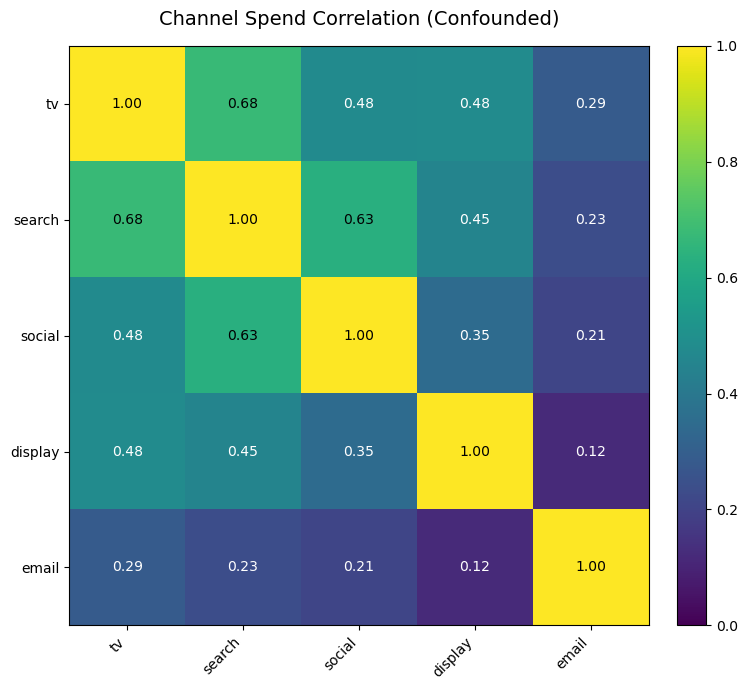
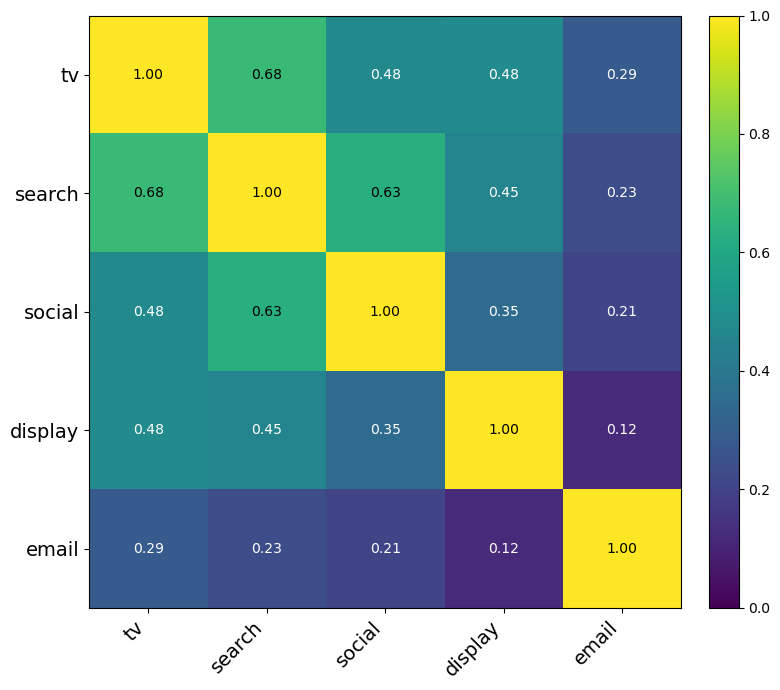
Code edit (unified diff) that turned the first committed figure into the second:
--- before
+++ after
@@ -16,5 +16,5 @@
 
 # Title
-ax.set_title("Channel Spend Correlation (Confounded)", fontsize=14, pad=15)
+# ax.set_title("Channel Spend Correlation (Confounded)", fontsize=14, pad=15)
 
 # Annotate values inside the heatmap
@@ -34,4 +34,8 @@
 fig.colorbar(im, ax=ax, fraction=0.046, pad=0.04)
 
+# Increase the font size of the actual numbers on the x and y axes
+ax.tick_params(axis="both", which="major", labelsize=14)
+
 plt.tight_layout()
-plt.show()
+# plt.show()
+plt.savefig(os.path.join(FIG_DIR, "channel_spend_correlation.png"), dpi=300)

Commit: updated data generation